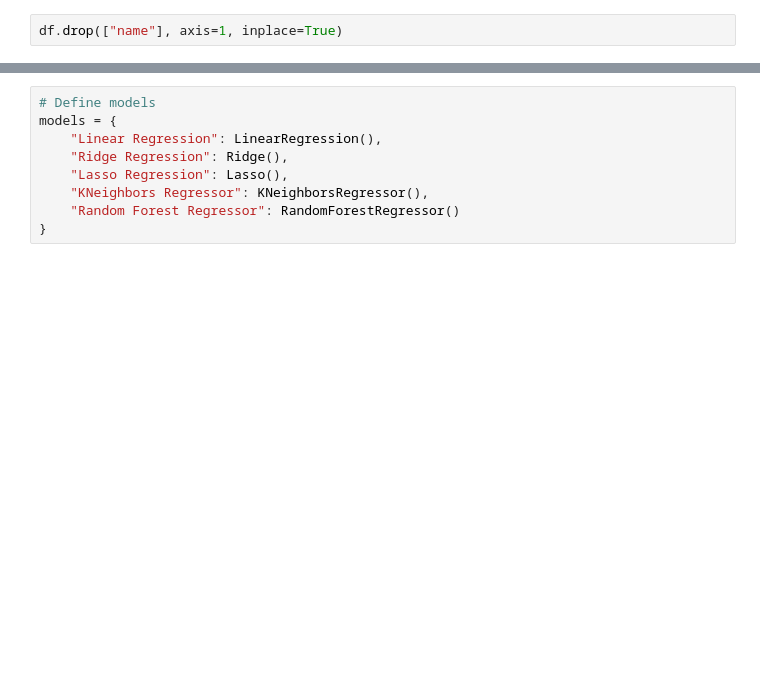
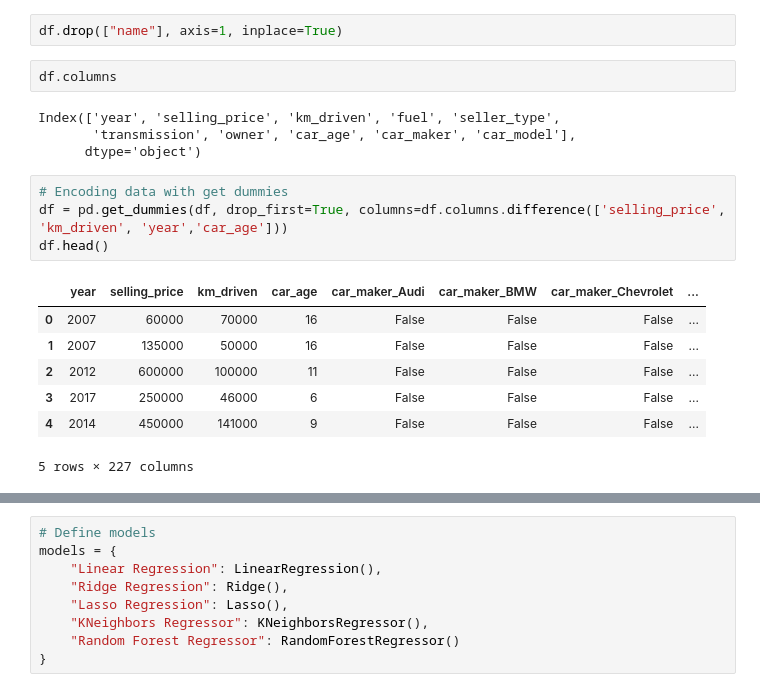
Before and after one commit to Vijay-Pratap7/Data_Science_Capstone_Project, a Jupyter notebook: caps_code.ipynb, the cells around one changed output, grey strips where cells are left out. Drawn from its saved outputs; the diff is of its cells as text; blank space fills up the shorter version.

```diff
--- a/caps_code.ipynb
+++ b/caps_code.ipynb
@@ -47,6 +47,24 @@ df["car_maker"] = name[0]
 df["car_model"] = name[1]
 # %%
 df.drop(["name"], axis=1, inplace=True)
+# %%
+df.columns
+# %% [output]
+Index(['year', 'selling_price', 'km_driven', 'fuel', 'seller_type',
+       'transmission', 'owner', 'car_age', 'car_maker', 'car_model'],
+      dtype='object')
+# %%
+# Encoding data with get dummies
+df = pd.get_dummies(df, drop_first=True, columns=df.columns.difference(['selling_price', 'km_driven', 'year','car_age']))
+df.head()
+# %% [output]
+|  | year | selling_price | km_driven | car_age | car_maker_Audi | car_maker_BMW | car_maker_Chevrolet | ... |
+| 0 | 2007 | 60000 | 70000 | 16 | False | False | False | ... |
+| 1 | 2007 | 135000 | 50000 | 16 | False | False | False | ... |
+| 2 | 2012 | 600000 | 100000 | 11 | False | False | False | ... |
+| 3 | 2017 | 250000 | 46000 | 6 | False | False | False | ... |
+| 4 | 2014 | 450000 | 141000 | 9 | False | False | False | ... |
+5 rows × 227 columns
 # %%
 # Encode categorical columns
 encoder = LabelEncoder()
```
Also changed, not shown: parts of 19 cells of this notebook, 1 other file.
